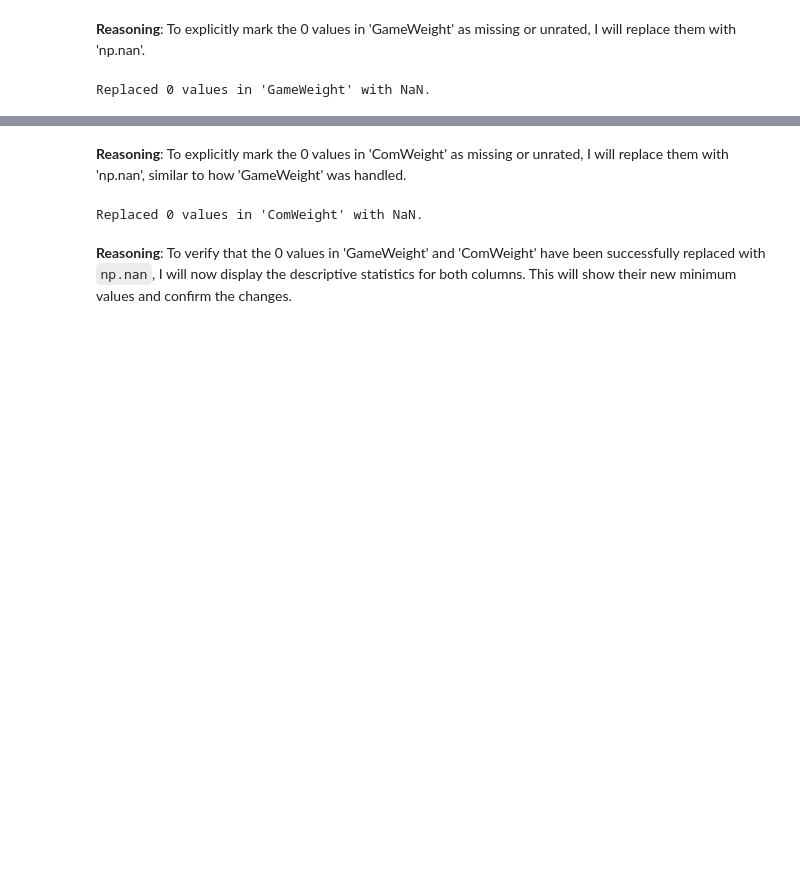
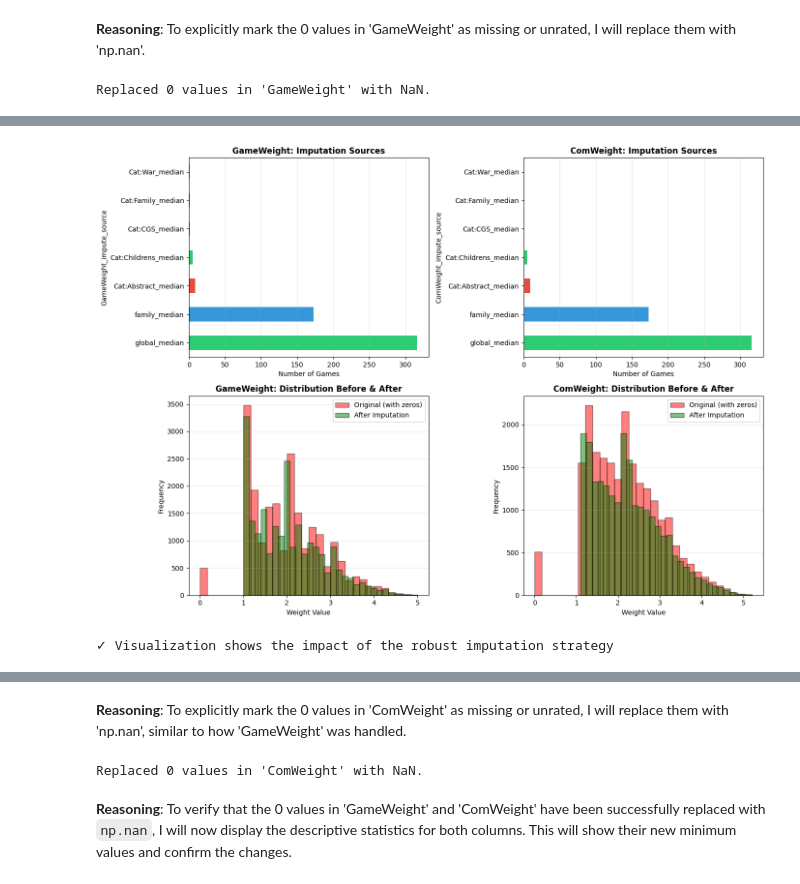
Before and after one commit to kilomo12/Data_Mining_Project, a Jupyter notebook: Data_mining_project/project_data_mining_part1.ipynb, the cells around one changed output, grey strips where cells are left out. Cells and saved outputs as stored; diff of their text form; code cells hidden in the pictures; blank space fills up the shorter version.

```diff
--- a/Data_mining_project/project_data_mining_part1.ipynb
+++ b/Data_mining_project/project_data_mining_part1.ipynb
@@ -1092,0 +1403,49 @@ Replaced 0 values in 'GameWeight' with NaN.
+# %%
+# Visualize the imputation strategy breakdown
+fig, axes = plt.subplots(2, 2, figsize=(14, 10))
+
+# Subplot 1: Imputation source distribution for GameWeight
+ax1 = axes[0, 0]
+gw_source_counts = df[df['GameWeight_imputed']]['GameWeight_impute_source'].value_counts()
+colors_gw = ['#2ecc71', '#3498db', '#e74c3c'][:len(gw_source_counts)]
+gw_source_counts.plot(kind='barh', ax=ax1, color=colors_gw)
+ax1.set_title('GameWeight: Imputation Sources', fontsize=12, fontweight='bold')
+ax1.set_xlabel('Number of Games')
+ax1.grid(axis='x', alpha=0.3)
+
+# Subplot 2: Imputation source distribution for ComWeight
+ax2 = axes[0, 1]
+cw_source_counts = df[df['ComWeight_imputed']]['ComWeight_impute_source'].value_counts()
+colors_cw = ['#2ecc71', '#3498db', '#e74c3c'][:len(cw_source_counts)]
+cw_source_counts.plot(kind='barh', ax=ax2, color=colors_cw)
+ax2.set_title('ComWeight: Imputation Sources', fontsize=12, fontweight='bold')
+ax2.set_xlabel('Number of Games')
+ax2.grid(axis='x', alpha=0.3)
+
+# Subplot 3: Distribution comparison - GameWeight
+ax3 = axes[1, 0]
+ax3.hist(df['GameWeight_original'], bins=30, alpha=0.5, label='Original (with zeros)', color='red', edgecolor='black')
+ax3.hist(df['GameWeight'], bins=30, alpha=0.5, label='After Imputation', color='green', edgecolor='black')
+ax3.set_title('GameWeight: Distribution Before & After', fontsize=12, fontweight='bold')
+ax3.set_xlabel('Weight Value')
+ax3.set_ylabel('Frequency')
+ax3.legend()
+ax3.grid(axis='y', alpha=0.3)
+
+# Subplot 4: Distribution comparison - ComWeight
+ax4 = axes[1, 1]
+ax4.hist(df['ComWeight_original'], bins=30, alpha=0.5, label='Original (with zeros)', color='red', edgecolor='black')
+ax4.hist(df['ComWeight'], bins=30, alpha=0.5, label='After Imputation', color='green', edgecolor='black')
+ax4.set_title('ComWeight: Distribution Before & After', fontsize=12, fontweight='bold')
+ax4.set_xlabel('Weight Value')
+ax4.set_ylabel('Frequency')
+ax4.legend()
+ax4.grid(axis='y', alpha=0.3)
+
+plt.tight_layout()
+plt.show()
+
+print("\n✓ Visualization shows the impact of the robust imputation strategy")
+# %% [output]
+[figure, added]
+✓ Visualization shows the impact of the robust imputation strategy
```
Also changed, not shown: parts of 21 cells of this notebook.
